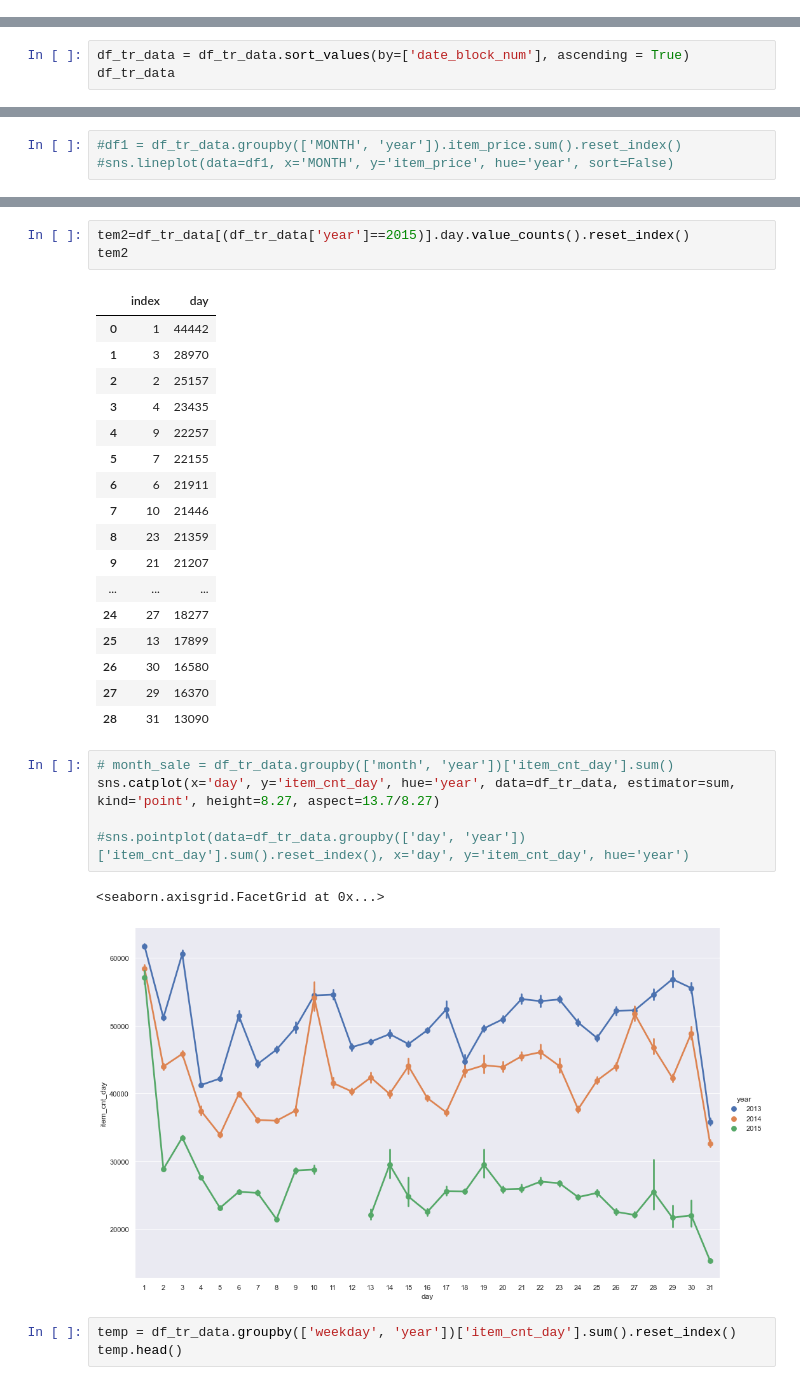
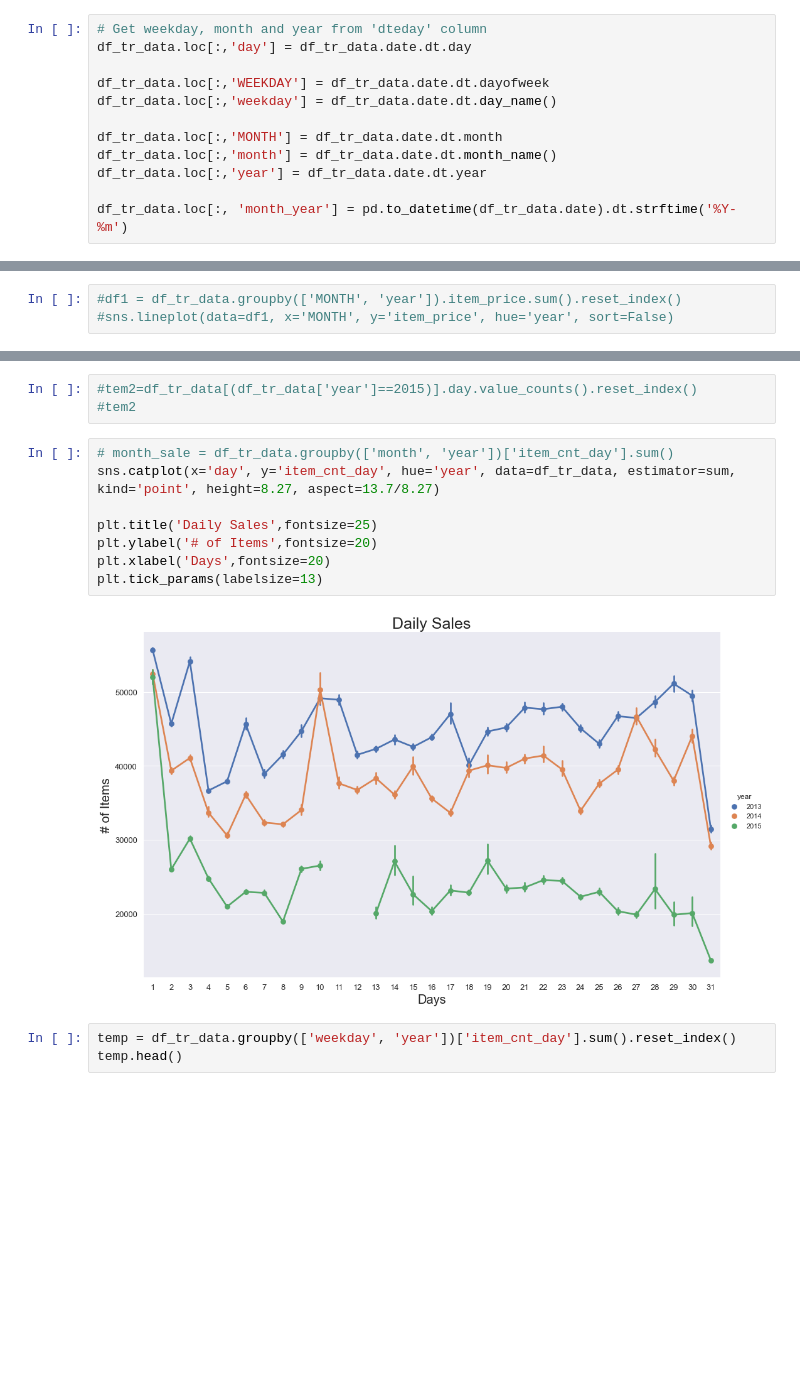
Before and after one commit to SabeehRaza-DS/FutureSales_Project, a Jupyter notebook: sales_prediction.ipynb, the cells around one changed output, grey strips where cells are left out. Drawn from its saved outputs; the diff is of its cells as text; blank space fills up the shorter version.

Commit message:
sales

```diff
--- a/sales_prediction.ipynb
+++ b/sales_prediction.ipynb
@@ -331,2 +206,14 @@ dtype: int64
+# %%
+# Get weekday, month and year from 'dteday' column
+df_tr_data.loc[:,'day'] = df_tr_data.date.dt.day
+
+df_tr_data.loc[:,'WEEKDAY'] = df_tr_data.date.dt.dayofweek
+df_tr_data.loc[:,'weekday'] = df_tr_data.date.dt.day_name()
+
+df_tr_data.loc[:,'MONTH'] = df_tr_data.date.dt.month
+df_tr_data.loc[:,'month'] = df_tr_data.date.dt.month_name()
+df_tr_data.loc[:,'year'] = df_tr_data.date.dt.year
+
+df_tr_data.loc[:, 'month_year'] = pd.to_datetime(df_tr_data.date).dt.strftime('%Y-%m')
 # %%
 df_tr_data.dtypes
@@ -378,3 +219,0 @@ df_tr_data.loc[:,'year'] = df_tr_data.date.dt.year
-# %%
-df_tr_data = df_tr_data.sort_values(by=['date_block_num'], ascending = True)
-df_tr_data
@@ -513,32 +303,16 @@ plt.tick_params(labelsize=13)
 # %%
-tem2=df_tr_data[(df_tr_data['year']==2015)].day.value_counts().reset_index()
-tem2
+#tem2=df_tr_data[(df_tr_data['year']==2015)].day.value_counts().reset_index()
+#tem2
-# %% [output]
-|  | index | day |
-| 0 | 1 | 44442 |
-| 1 | 3 | 28970 |
-| 2 | 2 | 25157 |
-| 3 | 4 | 23435 |
-| 4 | 9 | 22257 |
-| 5 | 7 | 22155 |
-| 6 | 6 | 21911 |
-| 7 | 10 | 21446 |
-| 8 | 23 | 21359 |
-| 9 | 21 | 21207 |
-| ... | ... | ... |
-| 24 | 27 | 18277 |
-| 25 | 13 | 17899 |
-| 26 | 30 | 16580 |
-| 27 | 29 | 16370 |
-| 28 | 31 | 13090 |
 # %%
 # month_sale = df_tr_data.groupby(['month', 'year'])['item_cnt_day'].sum()
 sns.catplot(x='day', y='item_cnt_day', hue='year', data=df_tr_data, estimator=sum, kind='point', height=8.27, aspect=13.7/8.27)
 
-#sns.pointplot(data=df_tr_data.groupby(['day', 'year'])['item_cnt_day'].sum().reset_index(), x='day', y='item_cnt_day', hue='year')
+plt.title('Daily Sales',fontsize=25)
+plt.ylabel('# of Items',fontsize=20)
+plt.xlabel('Days',fontsize=20)
+plt.tick_params(labelsize=13)
 # %% [output]
-<seaborn.axisgrid.FacetGrid at 0x...>
-[figure, old version]
+[figure, new version]
 # %%
 temp = df_tr_data.groupby(['weekday', 'year'])['item_cnt_day'].sum().reset_index()
 temp.head()
```
Also changed, not shown: parts of 39 cells of this notebook, 1 other file.
